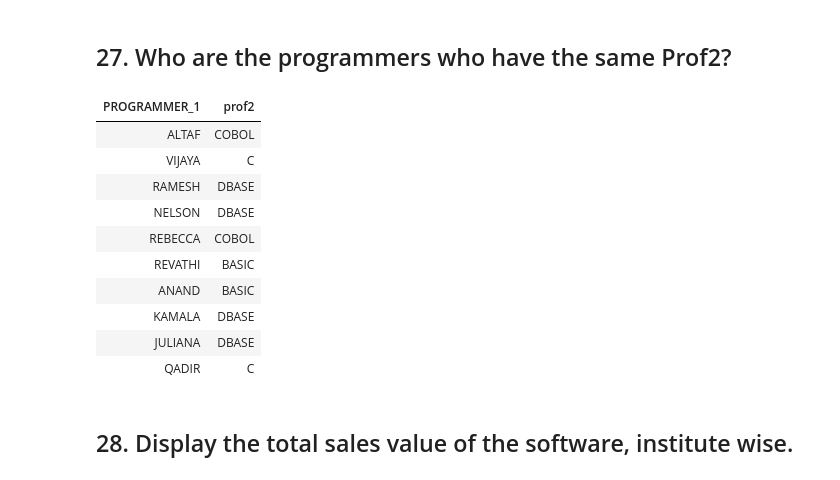
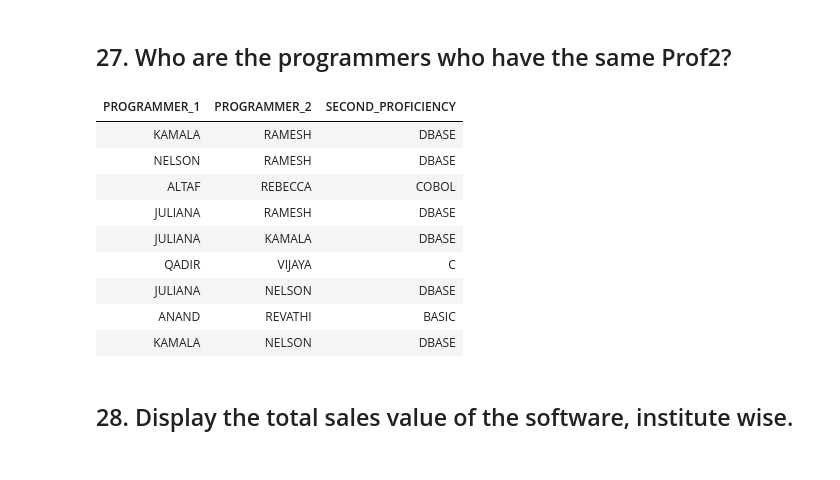
Before and after one commit to Manoj-1010/data-engineering-tasks, a Jupyter notebook: SQL Task/SQL_Task.ipynb, the cells around one changed output. Cells and saved outputs as stored; diff of their text form; code cells hidden in the pictures.

```diff
--- a/SQL Task/SQL_Task.ipynb
+++ b/SQL Task/SQL_Task.ipynb
@@ -371,23 +397,22 @@ JOIN programmer p2
 # %% [markdown]
 ## 27. Who are the programmers who have the same Prof2?
 # %%
-SELECT DISTINCT p1.pname as PROGRAMMER_1, p2.prof2 as prof2
+SELECT DISTINCT p1.pname as PROGRAMMER_1, p2.pname as PROGRAMMER_2, p2.prof2 as SECOND_PROFICIENCY
 from programmer p1
 join programmer p2
 on p1.prof2 = p2.prof2
-and p1.pname <> p2.pname;
+and p1.pname < p2.pname;
 # %% [output]
-| PROGRAMMER_1 | prof2 |
-| ALTAF | COBOL |
-| VIJAYA | C |
-| RAMESH | DBASE |
-| NELSON | DBASE |
-| REBECCA | COBOL |
-| REVATHI | BASIC |
-| ANAND | BASIC |
-| KAMALA | DBASE |
-| JULIANA | DBASE |
-| QADIR | C |
+| PROGRAMMER_1 | PROGRAMMER_2 | SECOND_PROFICIENCY |
+| KAMALA | RAMESH | DBASE |
+| NELSON | RAMESH | DBASE |
+| ALTAF | REBECCA | COBOL |
+| JULIANA | RAMESH | DBASE |
+| JULIANA | KAMALA | DBASE |
+| QADIR | VIJAYA | C |
+| JULIANA | NELSON | DBASE |
+| ANAND | REVATHI | BASIC |
+| KAMALA | NELSON | DBASE |
 # %% [markdown]
 ## 28. Display the total sales value of the software, institute wise.
 # %%
```
Also changed, not shown: parts of 22 cells of this notebook.
